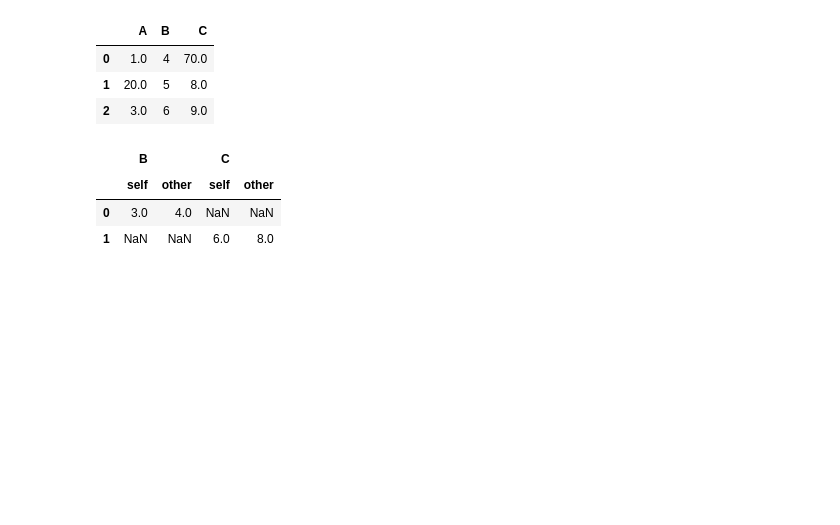
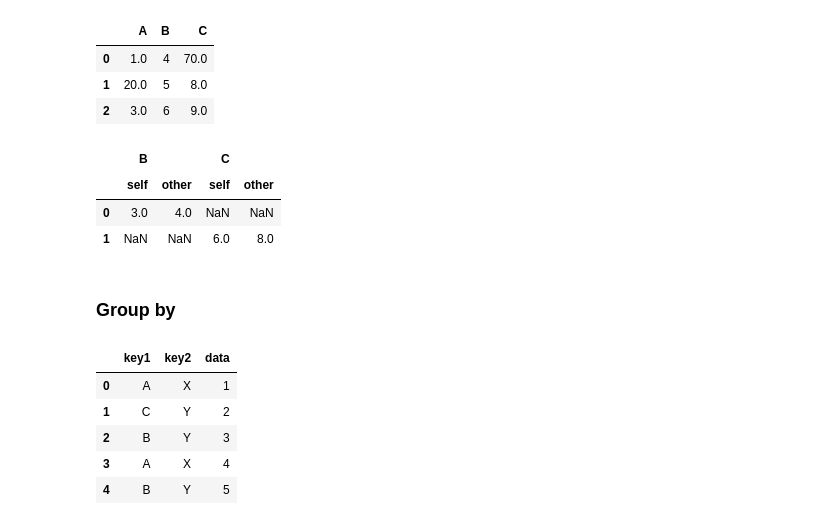
Before and after one commit to hc-sun/python-data-science, a Jupyter notebook: pandas.ipynb, the cells around one changed output. Saved outputs shown, nothing was run; the diff lists cells and outputs as text; code cells hidden in the pictures; blank space fills up the shorter version.

Commit message:
added groupby

```diff
--- a/pandas.ipynb
+++ b/pandas.ipynb
@@ -569,3 +569,15 @@ df1.compare(df2)
 |  | self | other | self | other |
 | 0 | 3.0 | 4.0 | NaN | NaN |
 | 1 | NaN | NaN | 6.0 | 8.0 |
+# %% [markdown]
+### Group by
+# %%
+df = pd.DataFrame({'key1': ['A', 'C', 'B', 'A', 'B'], 'key2': ['X', 'Y', 'Y', 'X', 'Y'], 'data': [1, 2, 3, 4, 5]})
+df
+# %% [output]
+|  | key1 | key2 | data |
+| 0 | A | X | 1 |
+| 1 | C | Y | 2 |
+| 2 | B | Y | 3 |
+| 3 | A | X | 4 |
+| 4 | B | Y | 5 |
```
Also changed, not shown: parts of 3 cells of this notebook.
